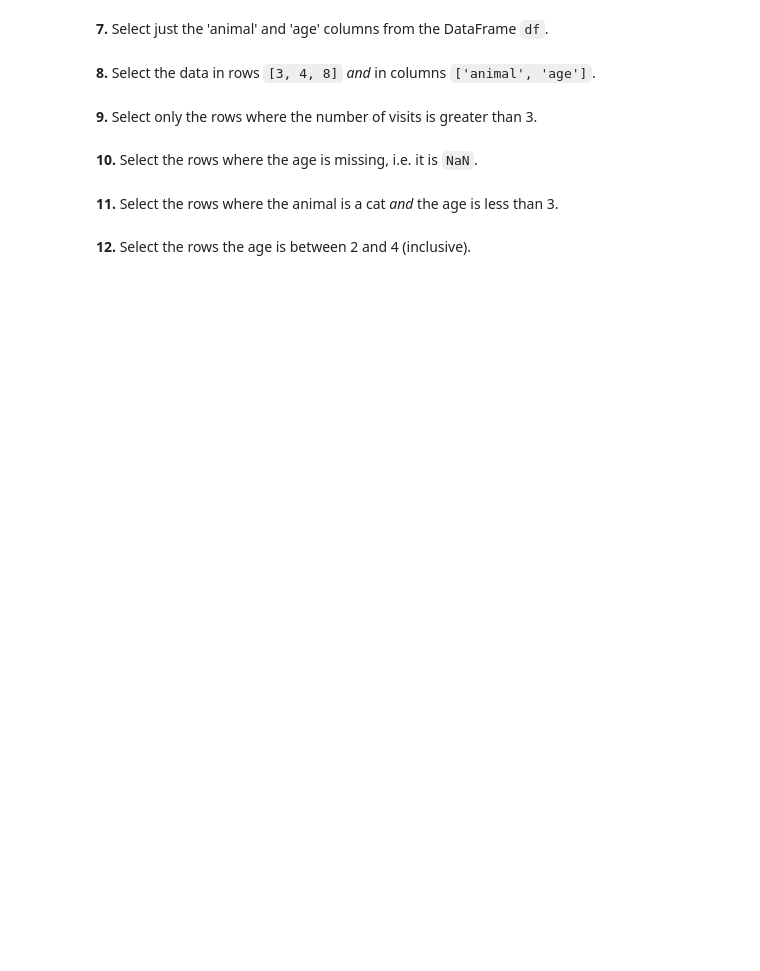
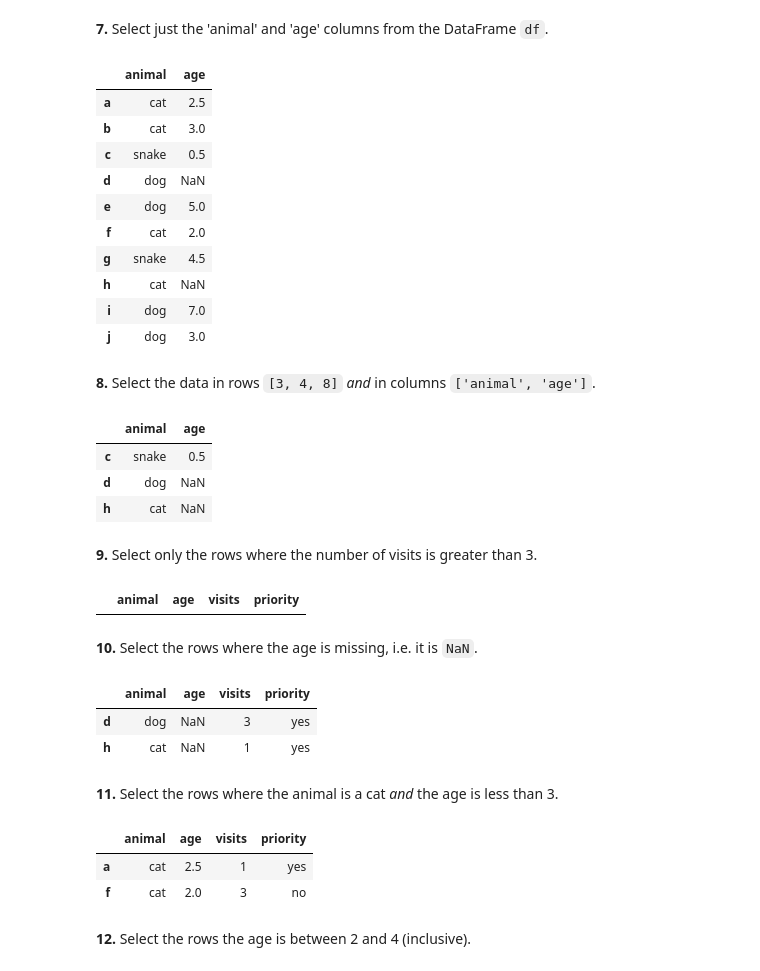
Before and after one commit to julam9/100-Pandas-Puzzles-with-Answers, a Jupyter notebook: 100-pandas-puzzles.ipynb, the cells around one changed output. Cells and saved outputs as stored; diff of their text form; code cells hidden in the pictures; blank space fills up the shorter version.

```diff
--- a/100-pandas-puzzles.ipynb
+++ b/100-pandas-puzzles.ipynb
@@ -70,6 +72,6 @@ data = {'animal': ['cat', 'cat', 'snake', 'dog', 'dog', 'cat', 'snake', 'cat', '
 
 labels = ['a', 'b', 'c', 'd', 'e', 'f', 'g', 'h', 'i', 'j']
 
-df = # (complete this line of code)
+df = pd.DataFrame(data=data, index=labels)
 # %% [markdown]
 **5.** Display a summary of the basic information about this DataFrame and its data (*hint: there is a single method that can be called on the DataFrame*).
@@ -78,12 +99,49 @@ df = # (complete this line of code)
 # %% [markdown]
 **7.** Select just the 'animal' and 'age' columns from the DataFrame `df`.
+# %%
+df[["animal", "age"]]
+# %% [output]
+|  | animal | age |
+| a | cat | 2.5 |
+| b | cat | 3.0 |
+| c | snake | 0.5 |
+| d | dog | NaN |
+| e | dog | 5.0 |
+| f | cat | 2.0 |
+| g | snake | 4.5 |
+| h | cat | NaN |
+| i | dog | 7.0 |
+| j | dog | 3.0 |
 # %% [markdown]
 **8.** Select the data in rows `[3, 4, 8]` *and* in columns `['animal', 'age']`.
+# %%
+df.loc[["c", "d", "h"], ["animal", "age"]]
+# %% [output]
+|  | animal | age |
+| c | snake | 0.5 |
+| d | dog | NaN |
+| h | cat | NaN |
 # %% [markdown]
 **9.** Select only the rows where the number of visits is greater than 3.
+# %%
+df.query("visits > 3")
+# %% [output]
+|  | animal | age | visits | priority |
 # %% [markdown]
 **10.** Select the rows where the age is missing, i.e. it is `NaN`.
+# %%
+df.query("age.isnull()")
+# %% [output]
+|  | animal | age | visits | priority |
+| d | dog | NaN | 3 | yes |
+| h | cat | NaN | 1 | yes |
 # %% [markdown]
 **11.** Select the rows where the animal is a cat *and* the age is less than 3.
+# %%
+df.query("animal == 'cat' & age < 3 ")
+# %% [output]
+|  | animal | age | visits | priority |
+| a | cat | 2.5 | 1 | yes |
+| f | cat | 2.0 | 3 | no |
 # %% [markdown]
 **12.** Select the rows the age is between 2 and 4 (inclusive).
```
Also changed, not shown: parts of 6 cells of this notebook.
